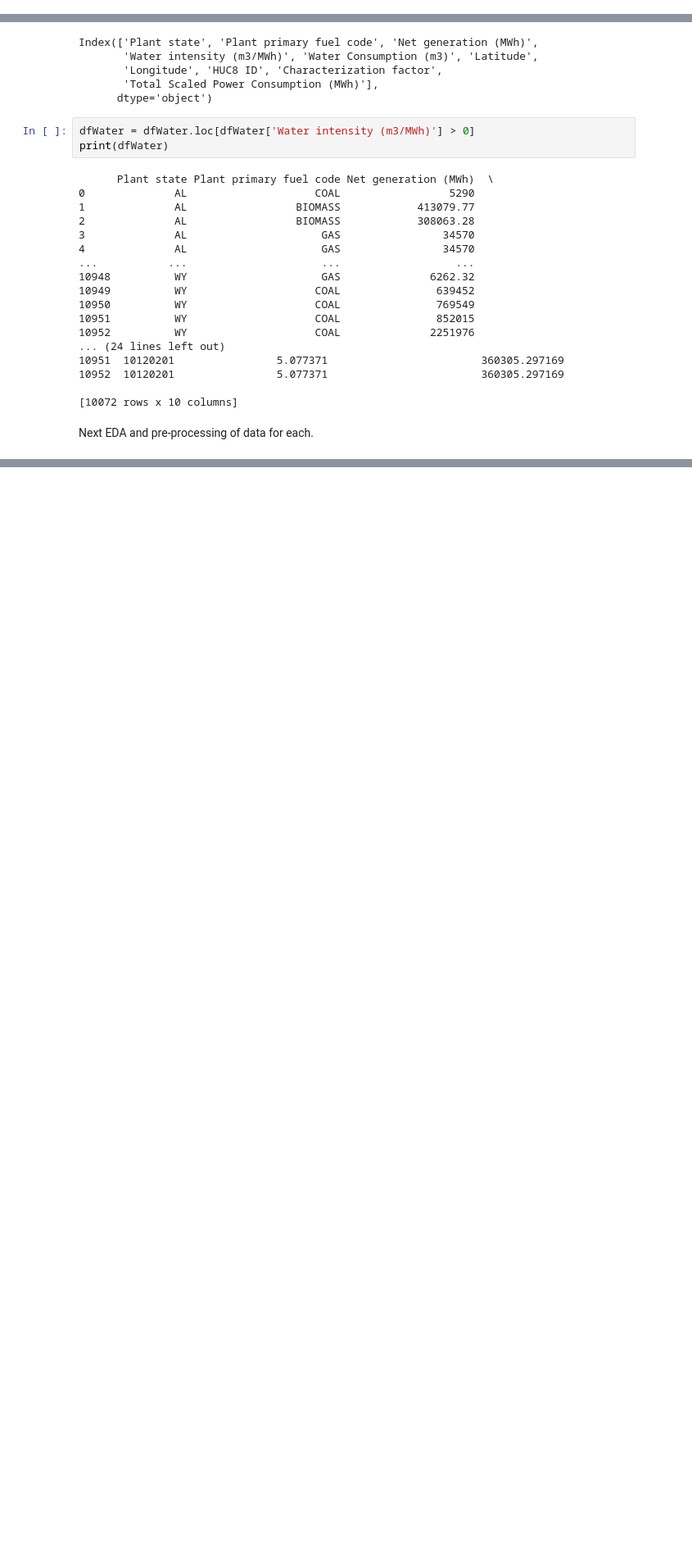
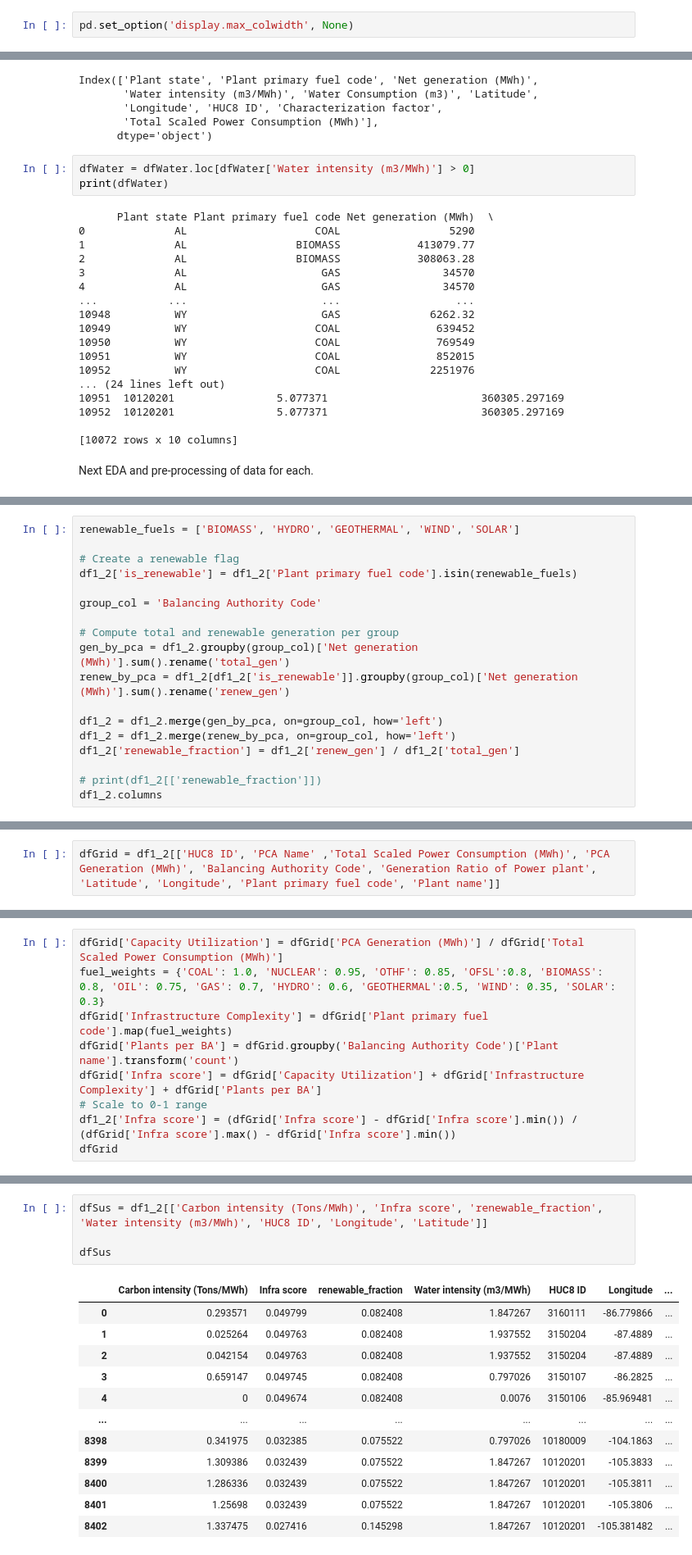
Before and after one commit to ChhaviDixit/ML-Climate, a Jupyter notebook: src/Data_Center_Sustainability_Score.ipynb, the cells around one changed output, grey strips where cells are left out. Shown at 82% size. Saved outputs shown, nothing was run; the diff lists cells and outputs as text; blank space fills up the shorter version.

```diff
--- a/src/Data_Center_Sustainability_Score.ipynb
+++ b/src/Data_Center_Sustainability_Score.ipynb
@@ -23,5 +25,7 @@ Infrastructure proximity = Grid stability + fiber distance
 # %%
 df_sheets = pd.read_excel("Input data.xlsx", sheet_name=None)
+# %%
+pd.set_option('display.max_colwidth', None)
 # %%
 df_sheet1 = df_sheets["TOC"]
 print(df_sheet1)
@@ -502,0 +712,18 @@ Next EDA and pre-processing of data for each.
+# %%
+renewable_fuels = ['BIOMASS', 'HYDRO', 'GEOTHERMAL', 'WIND', 'SOLAR']
+
+# Create a renewable flag
+df1_2['is_renewable'] = df1_2['Plant primary fuel code'].isin(renewable_fuels)
+
+group_col = 'Balancing Authority Code'
+
+# Compute total and renewable generation per group
+gen_by_pca = df1_2.groupby(group_col)['Net generation (MWh)'].sum().rename('total_gen')
+renew_by_pca = df1_2[df1_2['is_renewable']].groupby(group_col)['Net generation (MWh)'].sum().rename('renew_gen')
+
+df1_2 = df1_2.merge(gen_by_pca, on=group_col, how='left')
+df1_2 = df1_2.merge(renew_by_pca, on=group_col, how='left')
+df1_2['renewable_fraction'] = df1_2['renew_gen'] / df1_2['total_gen']
+
+# print(df1_2[['renewable_fraction']])
+df1_2.columns
@@ -502,0 +775,2 @@ Next EDA and pre-processing of data for each.
+# %%
+dfGrid = df1_2[['HUC8 ID', 'PCA Name' ,'Total Scaled Power Consumption (MWh)', 'PCA Generation (MWh)', 'Balancing Authority Code', 'Generation Ratio of Power plant', 'Latitude', 'Longitude', 'Plant primary fuel code', 'Plant name']]
@@ -502,0 +782,9 @@ Next EDA and pre-processing of data for each.
+# %%
+dfGrid['Capacity Utilization'] = dfGrid['PCA Generation (MWh)'] / dfGrid['Total Scaled Power Consumption (MWh)']
+fuel_weights = {'COAL': 1.0, 'NUCLEAR': 0.95, 'OTHF': 0.85, 'OFSL':0.8, 'BIOMASS': 0.8, 'OIL': 0.75, 'GAS': 0.7, 'HYDRO': 0.6, 'GEOTHERMAL':0.5, 'WIND': 0.35, 'SOLAR': 0.3}
+dfGrid['Infrastructure Complexity'] = dfGrid['Plant primary fuel code'].map(fuel_weights)
+dfGrid['Plants per BA'] = dfGrid.groupby('Balancing Authority Code')['Plant name'].transform('count')
+dfGrid['Infra score'] = dfGrid['Capacity Utilization'] + dfGrid['Infrastructure Complexity'] + dfGrid['Plants per BA']
+# Scale to 0-1 range
+df1_2['Infra score'] = (dfGrid['Infra score'] - dfGrid['Infra score'].min()) / (dfGrid['Infra score'].max() - dfGrid['Infra score'].min())
+dfGrid
@@ -502,0 +839,17 @@ Next EDA and pre-processing of data for each.
+# %%
+dfSus = df1_2[['Carbon intensity (Tons/MWh)', 'Infra score', 'renewable_fraction', 'Water intensity (m3/MWh)', 'HUC8 ID', 'Longitude', 'Latitude']]
+
+dfSus
+# %% [output]
+|  | Carbon intensity (Tons/MWh) | Infra score | renewable_fraction | Water intensity (m3/MWh) | HUC8 ID | Longitude | ... |
+| 0 | 0.293571 | 0.049799 | 0.082408 | 1.847267 | 3160111 | -86.779866 | ... |
+| 1 | 0.025264 | 0.049763 | 0.082408 | 1.937552 | 3150204 | -87.4889 | ... |
+| 2 | 0.042154 | 0.049763 | 0.082408 | 1.937552 | 3150204 | -87.4889 | ... |
+| 3 | 0.659147 | 0.049745 | 0.082408 | 0.797026 | 3150107 | -86.2825 | ... |
+| 4 | 0 | 0.049674 | 0.082408 | 0.0076 | 3150106 | -85.969481 | ... |
+| ... | ... | ... | ... | ... | ... | ... | ... |
+| 8398 | 0.341975 | 0.032385 | 0.075522 | 0.797026 | 10180009 | -104.1863 | ... |
+| 8399 | 1.309386 | 0.032439 | 0.075522 | 1.847267 | 10120201 | -105.3833 | ... |
+| 8400 | 1.286336 | 0.032439 | 0.075522 | 1.847267 | 10120201 | -105.3811 | ... |
+| 8401 | 1.25698 | 0.032439 | 0.075522 | 1.847267 | 10120201 | -105.3806 | ... |
+| 8402 | 1.337475 | 0.027416 | 0.145298 | 1.847267 | 10120201 | -105.381482 | ... |
```
Also changed, not shown: parts of 27 cells of this notebook.
